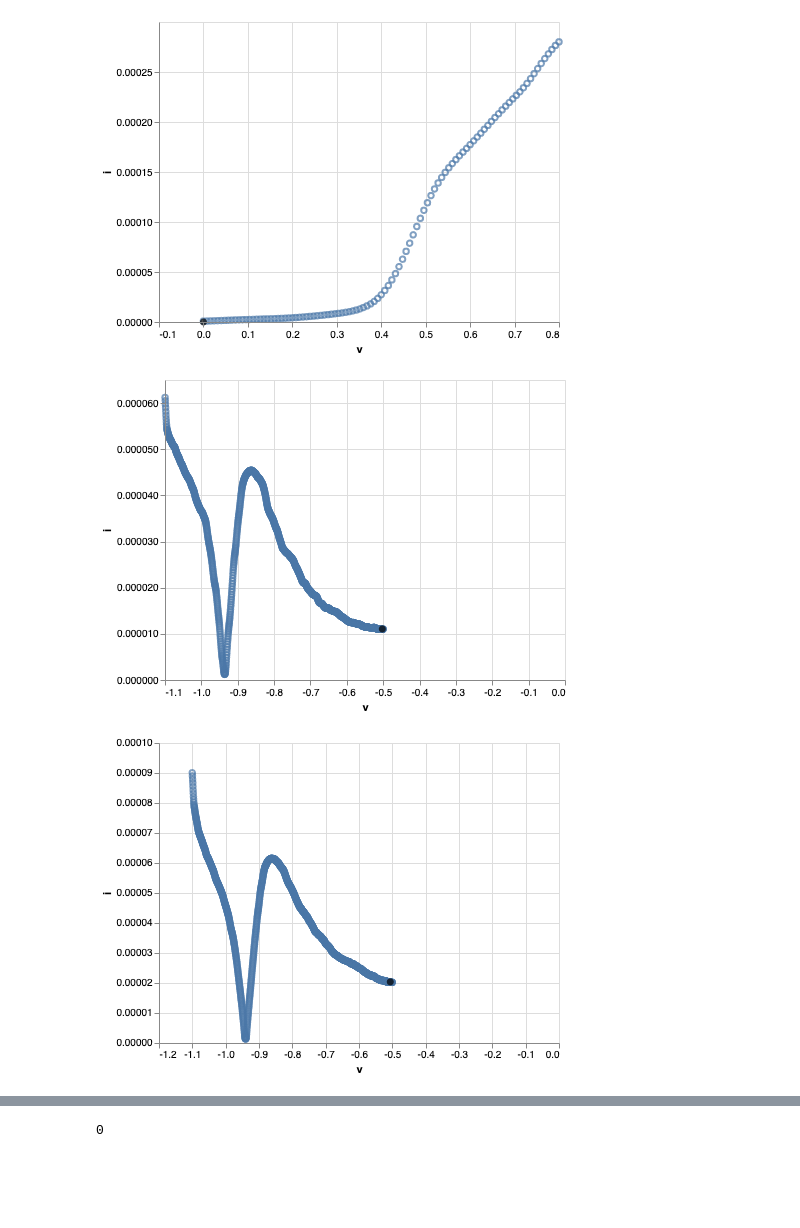
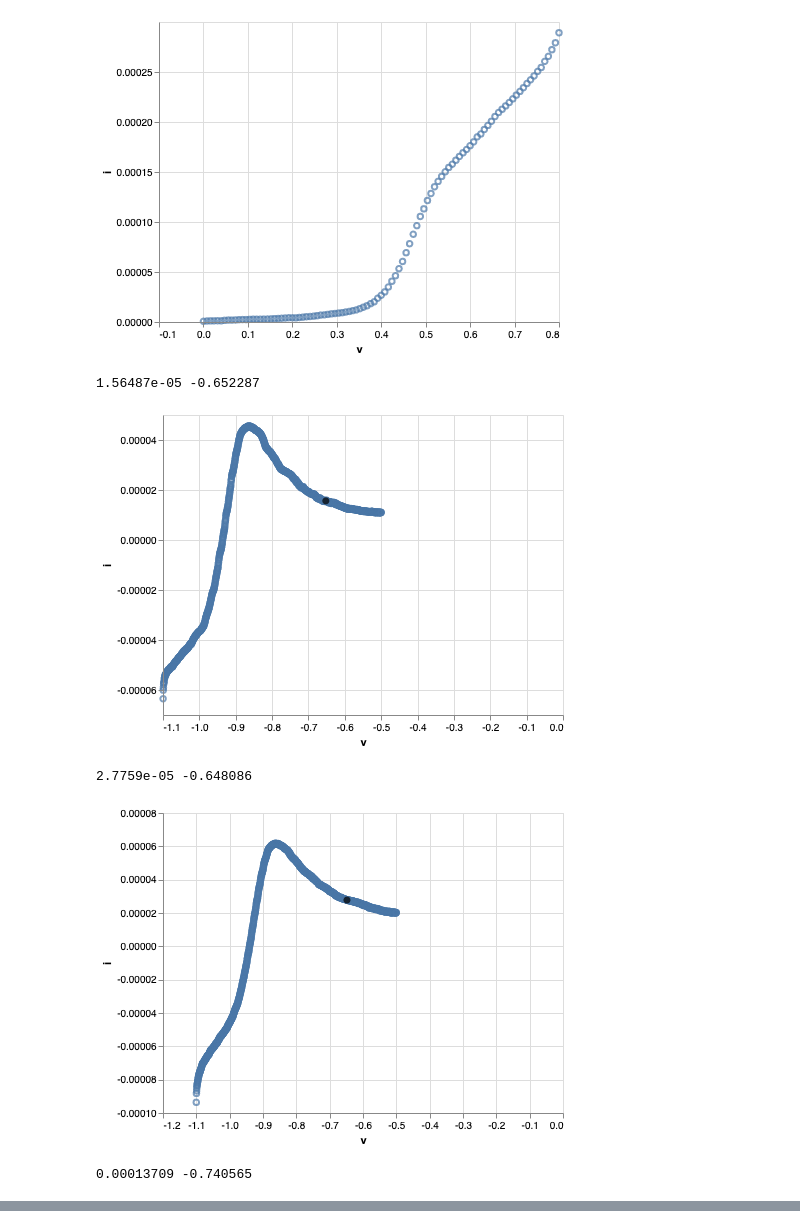
Before and after one commit to kirkpsmith/voltammetry.py, a Jupyter notebook: kirk.ipynb, the cells around one changed output, grey strips where cells are left out. Saved outputs shown, nothing was run; the diff lists cells and outputs as text; code cells hidden in the pictures; blank space fills up the shorter version.

```diff
--- a/kirk.ipynb
+++ b/kirk.ipynb
@@ -7,35 +7,38 @@ from voltammetry import preprocessing, plotting
 # %%
 data_dir = 'data/*.DTA*'
 n=0
 for filename in glob.iglob(data_dir):
     if n<= 5:
         t,i,v = preprocessing.readFile(filename,type='gamry',scan='last')
         length = len(t)
         v1, v2 = v[0:int(length/2)], v[int(length/2):]
         i1, i2 = i[0:int(length/2)], i[int(length/2):]
         t1, t2 = t[0:int(length/2)], t[int(length/2):]
 
-        peaks_v, peaks_i = [], []
+        peak_list = []
 
         sm_i1 = savgol_filter(abs(i1), 23, 3, mode='nearest')
-        index = find_peaks(sm_i1)[0]
+        index = find_peaks(sm_i1,width=15)[0]
+        if len(index) > 0:
+            peak_index = index[-1]
+#             peak_list.append([i1[peak_index],v1[peak_index]])
+
+
+        sm_i2 = savgol_filter(i2, 23, 3, mode='nearest')
+        index = find_peaks(sm_i2,width=1)[0]
         if len(index) > 0:
             peak_indices = index[-1]
-#             peaks_v.append(v1[peak_indices])
-#             peaks_i.append(i1[peak_indices])
+            peak_list.append([i2[peak_index],v2[peak_index]])
+            print(i2[peak_index],v2[peak_index])
 
 
-        sm_i2 = savgol_filter(abs(i2), 23, 3, mode='nearest')
-        index = find_peaks(sm_i2)[0]
-        if len(index) > 0:
-            peak_indices = index[-1]
-            peaks_v.append(v2[peak_indices])
-            peaks_i.append(i2[peak_indices])
-
-        plotting.plot_voltammogram(t2,sm_i2,v2, peaks = [[peaks_i, peaks_v]]).display()
+        plotting.plot_voltammogram(t2,i2,v2, peaks = peak_list).display()
 
     n+=1
 # %% [output]
-[figure, old version]
+[figure, new version]
+1.56487e-05 -0.652287
-[figure, old version]
+[figure, new version]
+2.7759e-05 -0.648086
-[figure, old version]
+[figure, new version]
+0.00013709 -0.740565
@@ -45,5 +50 @@ for filename in glob.iglob(data_dir):
-# %%
-len(find_peaks(sm_i2)[0])
-# %% [output]
-0
 # %%
```
Also changed, not shown: parts of 8 cells of this notebook, 1 other file.
